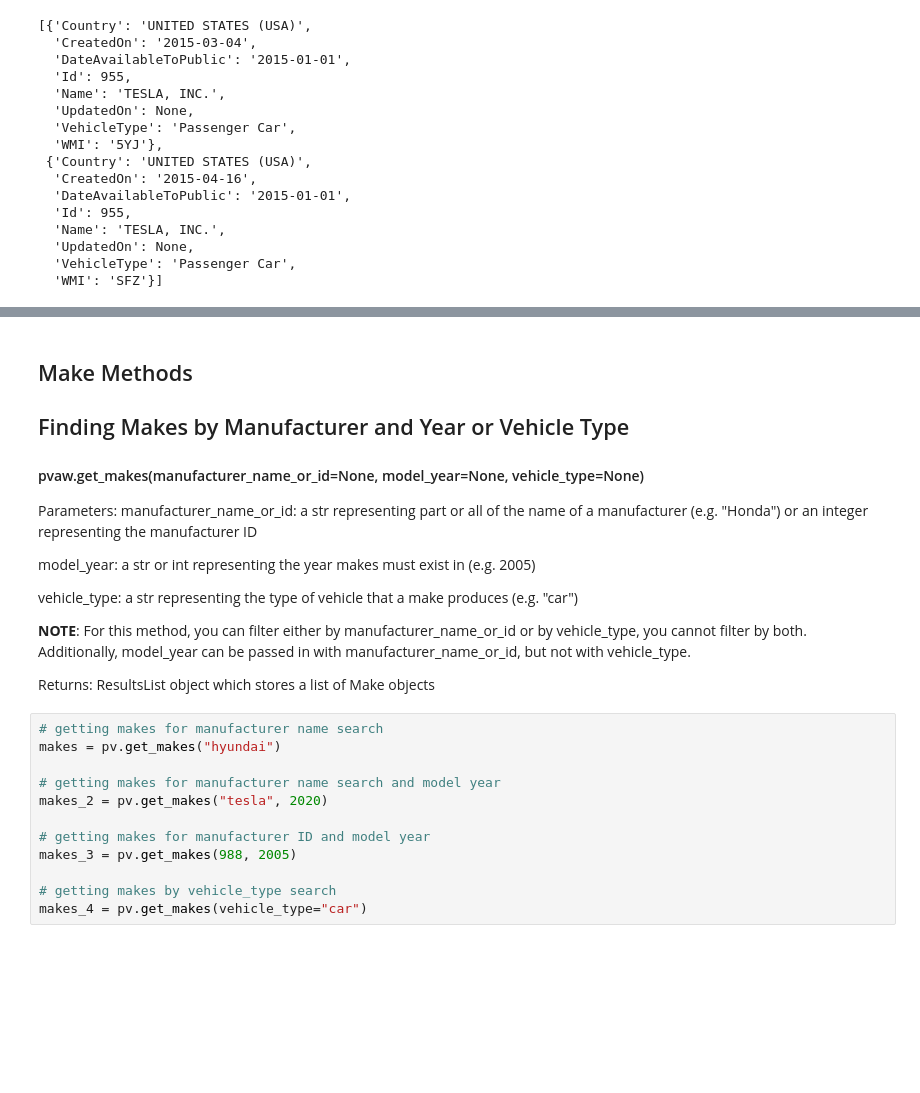
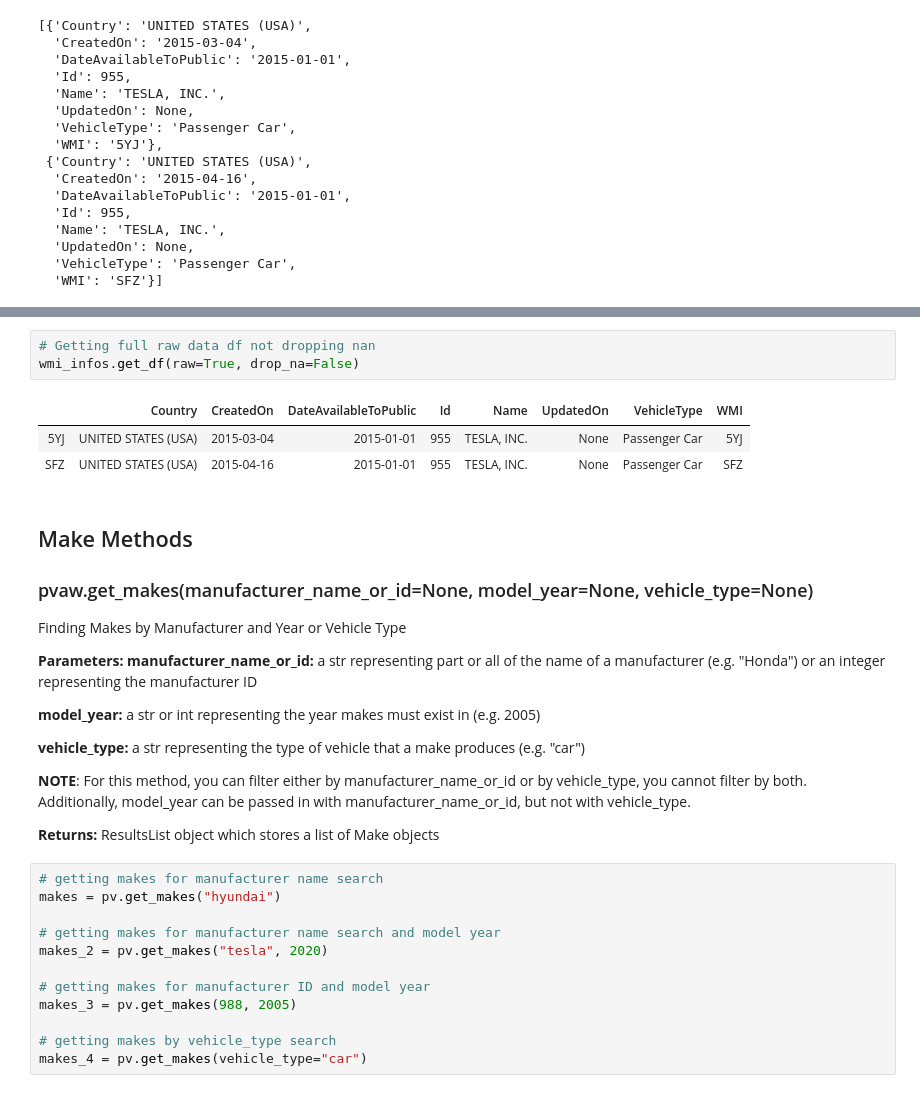
Before and after one commit to michaelmicheal/PythonVehicleAPIWrapper, a Jupyter notebook: demo.ipynb, the cells around one changed output, grey strips where cells are left out. Cells and saved outputs as stored; diff of their text form; blank space fills up the shorter version.

```diff
--- a/demo.ipynb
+++ b/demo.ipynb
@@ -289,16 +281,25 @@ wmi_infos.get_df()
+# %%
+# Getting full raw data df not dropping nan
+wmi_infos.get_df(raw=True, drop_na=False)
+# %% [output]
+|  | Country | CreatedOn | DateAvailableToPublic | Id | Name | UpdatedOn | VehicleType | WMI |
+| 5YJ | UNITED STATES (USA) | 2015-03-04 | 2015-01-01 | 955 | TESLA, INC. | None | Passenger Car | 5YJ |
+| SFZ | UNITED STATES (USA) | 2015-04-16 | 2015-01-01 | 955 | TESLA, INC. | None | Passenger Car | SFZ |
 # %% [markdown]
 ## Make Methods
-## Finding Makes by Manufacturer and Year or Vehicle Type
-#### pvaw.get_makes(manufacturer_name_or_id=None, model_year=None, vehicle_type=None)
-Parameters: manufacturer_name_or_id: a str representing part or all of the name of a manufacturer (e.g. "Honda") or an integer representing the manufacturer ID
+### pvaw.get_makes(manufacturer_name_or_id=None, model_year=None, vehicle_type=None)
 
-model_year: a str or int representing the year makes must exist in (e.g. 2005)
+Finding Makes by Manufacturer and Year or Vehicle Type
 
-vehicle_type: a str representing the type of vehicle that a make produces (e.g. "car")
+**Parameters: manufacturer_name_or_id:** a str representing part or all of the name of a manufacturer (e.g. "Honda") or an integer representing the manufacturer ID
+
+**model_year:** a str or int representing the year makes must exist in (e.g. 2005)
+
+**vehicle_type:** a str representing the type of vehicle that a make produces (e.g. "car")
 
 **NOTE**: For this method, you can filter either by manufacturer_name_or_id or by vehicle_type, you cannot filter by both. Additionally, model_year can be passed in with manufacturer_name_or_id, but not with vehicle_type.
 
-Returns: ResultsList object which stores a list of Make objects
+**Returns:** ResultsList object which stores a list of Make objects
 # %%
 # getting makes for manufacturer name search
 makes = pv.get_makes("hyundai")
```
Also changed, not shown: parts of 59 cells of this notebook, 5 other files.
